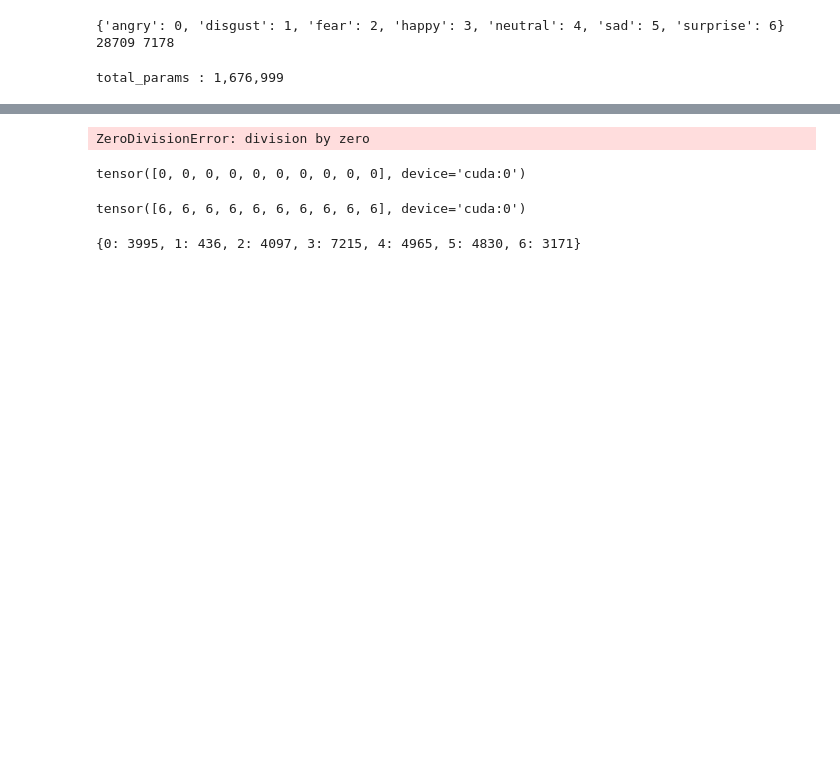
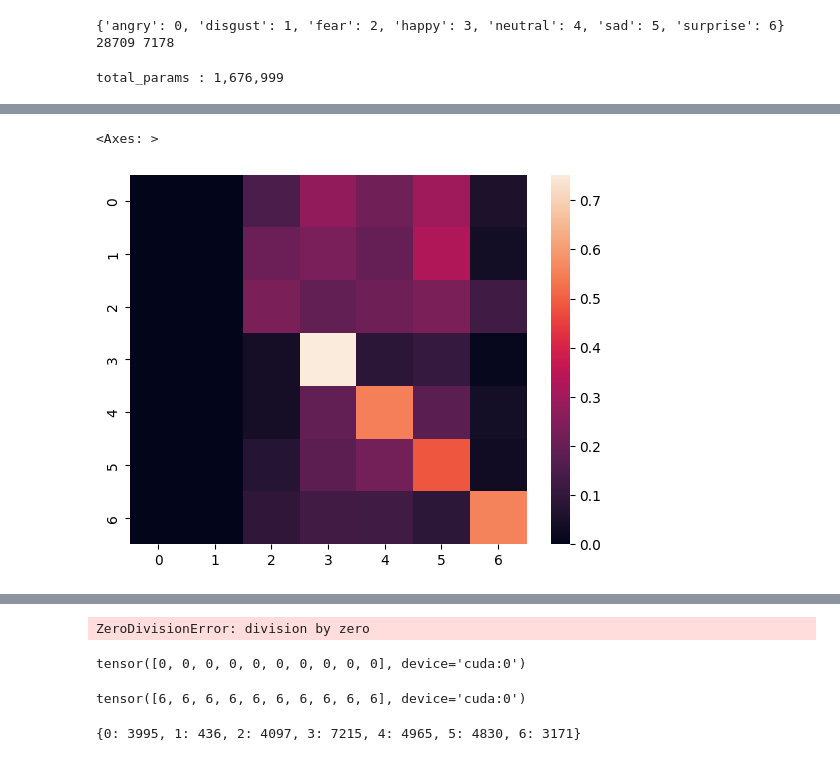
Before and after one commit to Harsh-Jain02/Facial-Expression_Recognition, a Jupyter notebook: model_1.ipynb, the cells around one changed output, grey strips where cells are left out. Saved outputs shown, nothing was run; the diff lists cells and outputs as text; code cells hidden in the pictures; blank space fills up the shorter version.

```diff
--- a/model_1.ipynb
+++ b/model_1.ipynb
@@ -95,0 +142,3 @@ helper.plot_result(results)
+# %%
+for i in range(7):
+    conf[i] = conf[i]/conf[i].sum()
@@ -95,0 +149,5 @@ helper.plot_result(results)
+# %%
+sns.heatmap(conf)
+# %% [output]
+<Axes: >
+[figure, added]
```
Also changed, not shown: parts of 14 cells of this notebook, 1 other file.
